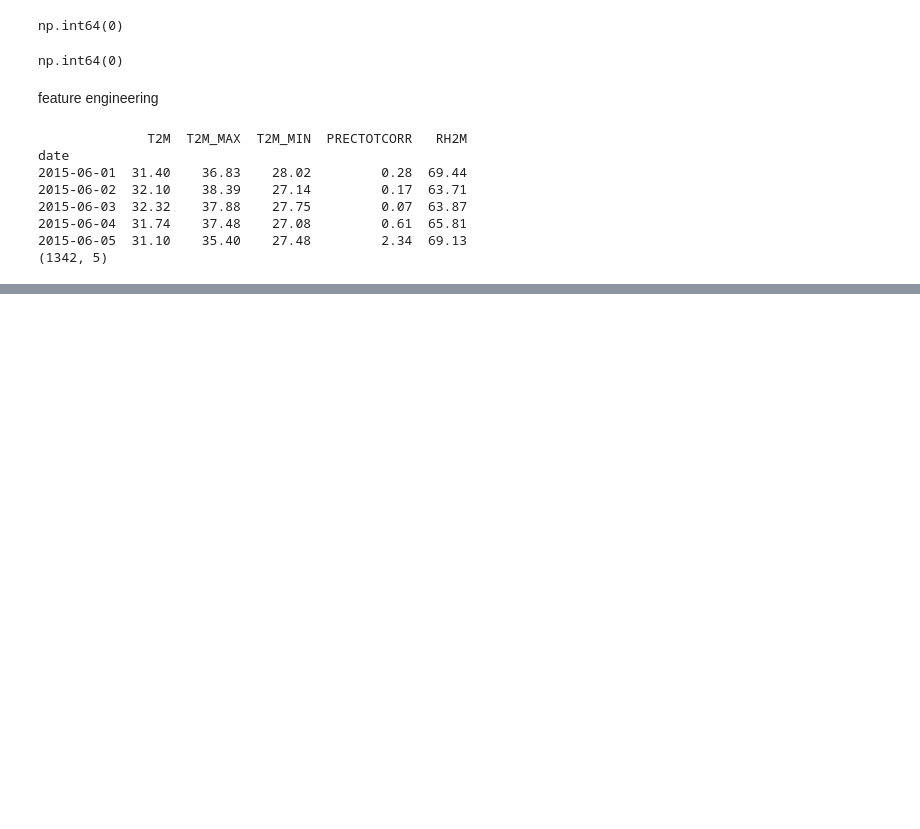
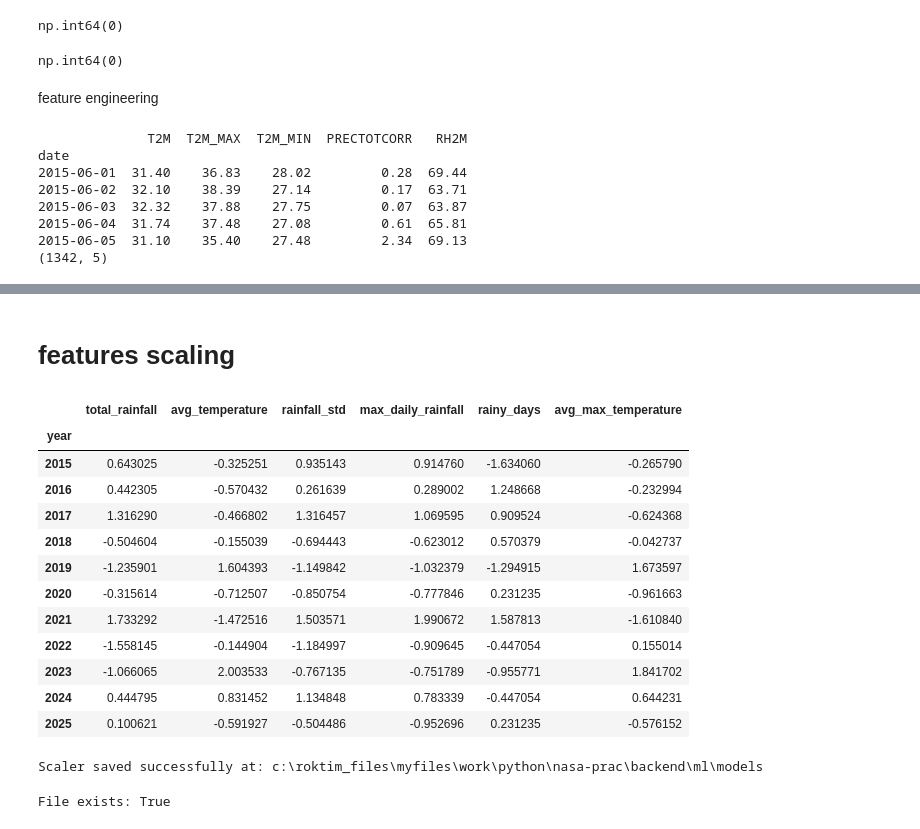
Before and after one commit to Veror245/FieldShift-AI, a Jupyter notebook: backend/ml/notebook/data_exploration.ipynb, the cells around one changed output, grey strips where cells are left out. Saved outputs shown, nothing was run; the diff lists cells and outputs as text; code cells hidden in the pictures; blank space fills up the shorter version.

Commit message:
rest of the code saved

```diff
--- a/backend/ml/notebook/data_exploration.ipynb
+++ b/backend/ml/notebook/data_exploration.ipynb
@@ -254,0 +454,67 @@ date
+# %% [markdown]
+# features scaling
+# %%
+# Create the scaler
+scaler = StandardScaler()
+
+# Scale all six features
+scaled_features = scaler.fit_transform(seasonal_features)
+
+# Convert the result back into a DataFrame
+scaled_features = pd.DataFrame(
+    scaled_features,
+    columns=seasonal_features.columns,
+    index=seasonal_features.index
+)
+
+# Display the scaled dataset
+display(scaled_features)
+# %% [output]
+|  | total_rainfall | avg_temperature | rainfall_std | max_daily_rainfall | rainy_days | avg_max_temperature |
+| year |  |  |  |  |  |  |
+| 2015 | 0.643025 | -0.325251 | 0.935143 | 0.914760 | -1.634060 | -0.265790 |
+| 2016 | 0.442305 | -0.570432 | 0.261639 | 0.289002 | 1.248668 | -0.232994 |
+| 2017 | 1.316290 | -0.466802 | 1.316457 | 1.069595 | 0.909524 | -0.624368 |
+| 2018 | -0.504604 | -0.155039 | -0.694443 | -0.623012 | 0.570379 | -0.042737 |
+| 2019 | -1.235901 | 1.604393 | -1.149842 | -1.032379 | -1.294915 | 1.673597 |
+| 2020 | -0.315614 | -0.712507 | -0.850754 | -0.777846 | 0.231235 | -0.961663 |
+| 2021 | 1.733292 | -1.472516 | 1.503571 | 1.990672 | 1.587813 | -1.610840 |
+| 2022 | -1.558145 | -0.144904 | -1.184997 | -0.909645 | -0.447054 | 0.155014 |
+| 2023 | -1.066065 | 2.003533 | -0.767135 | -0.751789 | -0.955771 | 1.841702 |
+| 2024 | 0.444795 | 0.831452 | 1.134848 | 0.783339 | -0.447054 | 0.644231 |
+| 2025 | 0.100621 | -0.591927 | -0.504486 | -0.952696 | 0.231235 | -0.576152 |
+# %%
+from pathlib import Path
+import joblib
+
+# Find the ML models directory
+cwd = Path.cwd()
+model_dir = None
+
+for folder in [cwd, *cwd.parents]:
+
+    if (folder / "backend" / "ml" / "models").is_dir():
+        model_dir = folder / "backend" / "ml" / "models"
+        break
+
+    if folder.name == "ml" and (folder / "models").is_dir():
+        model_dir = folder / "models"
+        break
+
+if model_dir is None:
+    raise FileNotFoundError("ML models folder not found!")
+
+# Save the scaler
+joblib.dump(scaler, model_dir / "feature_scaler.pkl")
+
+print("Scaler saved successfully at:", model_dir)
+# %% [output]
+Scaler saved successfully at: c:\roktim_files\myfiles\work\python\nasa-prac\backend\ml\models
+# %%
+from pathlib import Path
+
+model_path = Path("../models/feature_scaler.pkl")
+
+print("File exists:", model_path.exists())
+# %% [output]
+File exists: True
```
Also changed, not shown: parts of 12 cells of this notebook.
